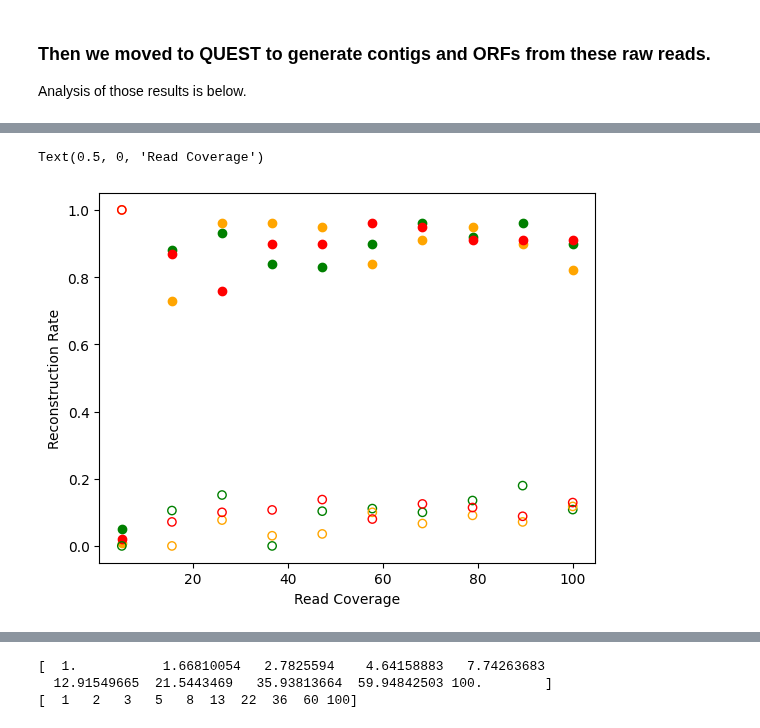
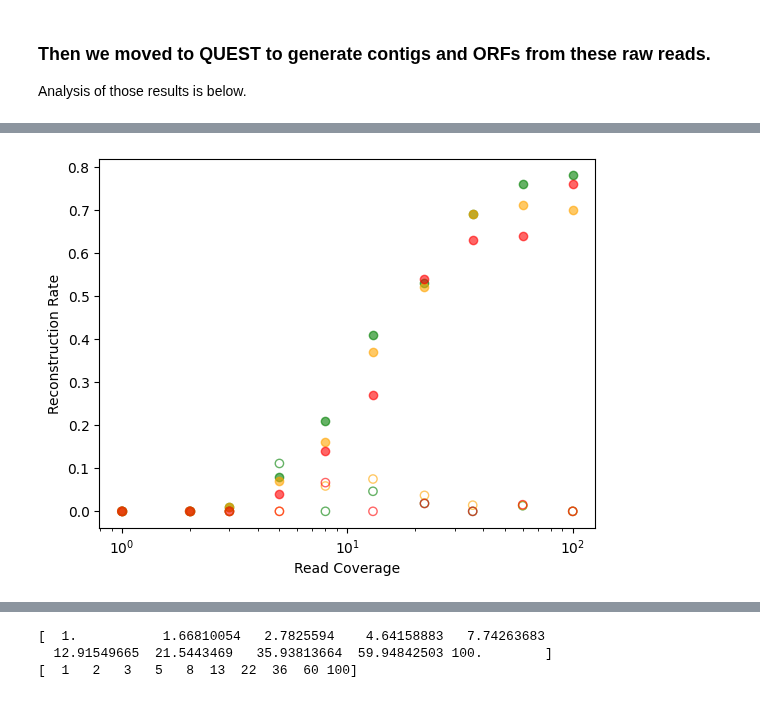
Before and after one commit to AddisonHowe/soil-metagenomics, a Jupyter notebook: notebooks/reconstruction.ipynb, the cells around one changed output, grey strips where cells are left out. Cells and saved outputs as stored; diff of their text form; code cells hidden in the pictures.

Commit message:
Fixed Identity Threshold

```diff
--- a/notebooks/reconstruction.ipynb
+++ b/notebooks/reconstruction.ipynb
@@ -304,20 +436,24 @@ print(rates)
 # %%
-coverage_sweep_int = [5, 16, 26, 37, 47, 58, 68, 79, 89, 100]
+coverage_sweep = np.rint(np.logspace(0,2,10)).astype(int)
+error_sweep = [0, 0.001, 0.005]
 
-performance_95id = np.zeros((len(coverage_sweep), len(error_sweep), 2))
-numbers_95id = np.zeros((len(coverage_sweep), len(error_sweep), 3))
+performance = np.zeros((len(coverage_sweep), len(error_sweep), 3))
+# numbers = np.zeros((len(coverage_sweep), len(error_sweep), 3))
 
 for i in tqdm.trange(len(coverage_sweep)):
     for j in tqdm.trange(len(error_sweep)):
 
-        cov = coverage_sweep_int[i]
+        cov = coverage_sweep[i]
         err = error_sweep[j]
-
-        rates, numbers = assess_reconstruction(
+        print('\n')
+        print(f"coverage: {cov}, error rate: {err}")
+        rates, _, _ = assess_reconstruction(
             spikein_faa="../out/reconstruction/spikein.faa",
             prodigal_faa= f"../out/reconstruction/orfs/orfs_{cov:.0f}_{err:.3f}.faa",
-            identity_threshold=0.95)
+            identity_threshold=0.9,
+            coverage_threshold=0,
+            length_threshold = 400)
 
-        performance_95id[i, j] = rates
-        numbers_95id[i, j] = numbers
+        performance[i, j] = rates
+        # numbers[i, j] = numbers
 # %% [output]
@@ -423,17 +614,21 @@ Mean spike-in length: 1219 aa
 # %%
 import matplotlib.pyplot as plt
 
-x = np.linspace(5, 100, 10)
+x = coverage_sweep
 
-plt.scatter(x, performance_95id[:, 0,  0],  color = 'Green')
-plt.scatter(x, performance_95id[:, 1,  0],  color = 'Orange')
-plt.scatter(x, performance_95id[:, 2,  0],  color = 'Red')
+plt.scatter(x, performance[:, 0,  0],  color = 'Green', alpha = 0.6)
+plt.scatter(x, performance[:, 1,  0],  color = 'Orange', alpha = 0.6)
+plt.scatter(x, performance[:, 2,  0],  color = 'Red', alpha = 0.6)
 plt.ylabel('Reconstruction Rate')
 
-plt.scatter(x, performance_95id[:, 0,  1],  color = 'Green', facecolors='none')
-plt.scatter(x, performance_95id[:, 1,  1],  color = 'Orange', facecolors='none')
-plt.scatter(x, performance_95id[:, 2,  1],  color = 'Red', facecolors='none')
+plt.scatter(x, performance[:, 0,  1],  color = 'Green', facecolors='none',  alpha = 0.6)
+plt.scatter(x, performance[:, 1,  1],  color = 'Orange', facecolors='none', alpha = 0.6)
+plt.scatter(x, performance[:, 2,  1],  color = 'Red', facecolors='none', alpha = 0.6)
 plt.xlabel('Read Coverage')
+plt.xscale('log')
+
+# plt.scatter(x, 1 - performance[:, 0,  1],  color = 'Forestgreen', alpha = 0.6)
+# plt.scatter(x, 1 - performance[:, 1,  1],  color = 'Orangered', alpha = 0.6)
+# plt.scatter(x, 1 - performance[:, 2,  1],  color = 'Hotpink', alpha = 0.6)
 # %% [output]
-Text(0.5, 0, 'Read Coverage')
-[figure, old version]
+[figure, new version]
```
Also changed, not shown: parts of 14 cells of this notebook, 1 other file.
